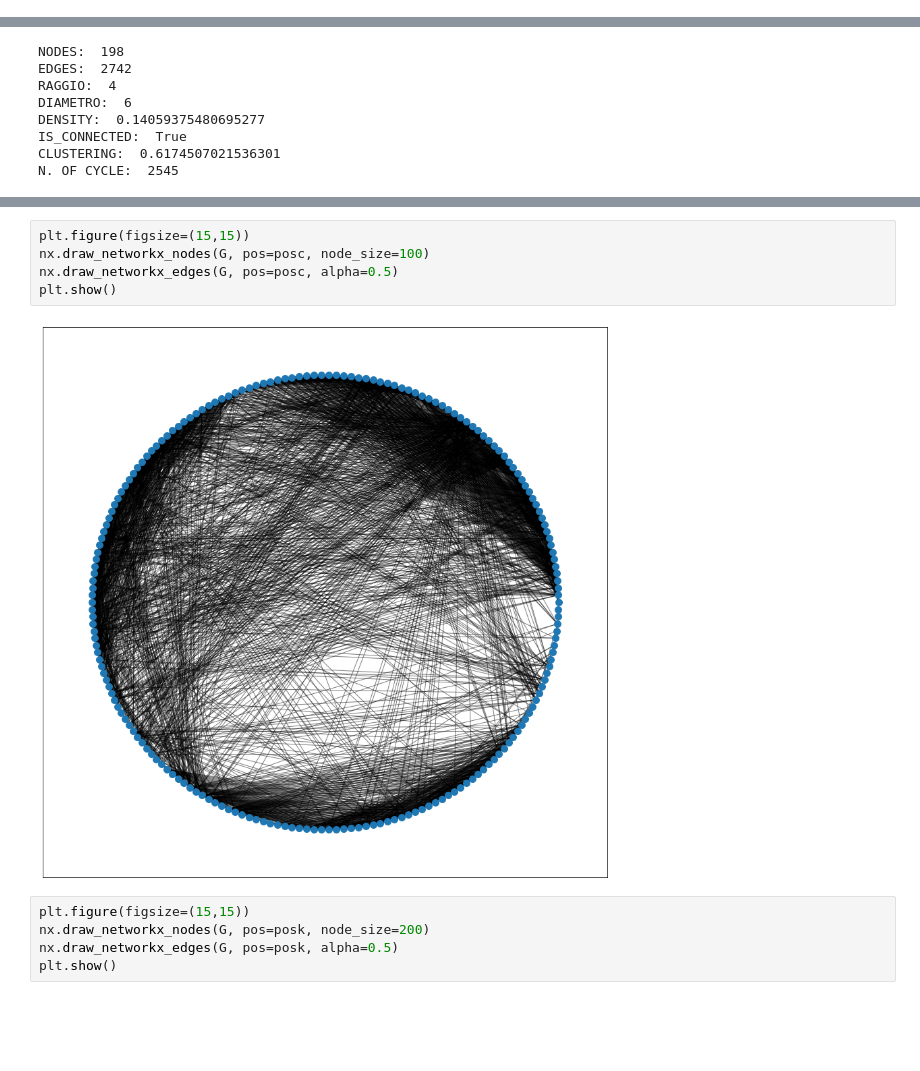
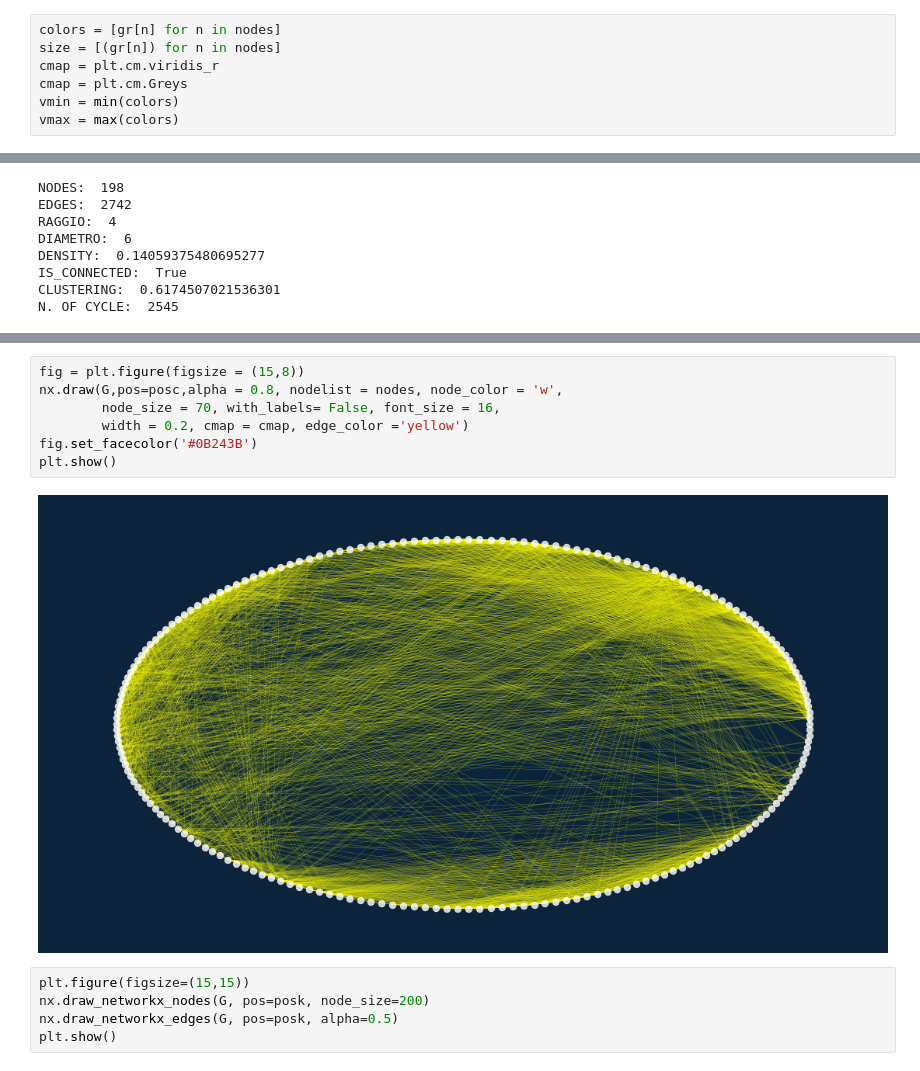
Before and after one commit to Badar97/Progetto_DataScience, a Jupyter notebook: 3-NetworkX/SocialNetworkAnalysis.ipynb, the cells around one changed output, grey strips where cells are left out. Saved outputs shown, nothing was run; the diff lists cells and outputs as text; blank space fills up the shorter version.

```diff
--- a/3-NetworkX/SocialNetworkAnalysis.ipynb
+++ b/3-NetworkX/SocialNetworkAnalysis.ipynb
@@ -42,3 +43,10 @@ cluster = nx.clustering(G)
+# %%
+colors = [gr[n] for n in nodes]
+size = [(gr[n]) for n in nodes]
+cmap = plt.cm.viridis_r
+cmap = plt.cm.Greys
+vmin = min(colors)
+vmax = max(colors)
 # %%
 pos = nx.spring_layout(G)
 posc = nx.circular_layout(G)
@@ -74,10 +104,12 @@ plt.show()
-# %%
-plt.figure(figsize=(15,15))
-nx.draw_networkx_nodes(G, pos=posc, node_size=100)
-nx.draw_networkx_edges(G, pos=posc, alpha=0.5)
-plt.show()
-# %% [output]
-[figure, removed]
+# %%
+fig = plt.figure(figsize = (15,8))
+nx.draw(G,pos=posc,alpha = 0.8, nodelist = nodes, node_color = 'w',
+        node_size = 70, with_labels= False, font_size = 16,
+        width = 0.2, cmap = cmap, edge_color ='yellow')
+fig.set_facecolor('#0B243B')
+plt.show()
+# %% [output]
+[figure, added]
 # %%
 plt.figure(figsize=(15,15))
 nx.draw_networkx_nodes(G, pos=posk, node_size=200)
```
Also changed, not shown: parts of 18 cells of this notebook.
